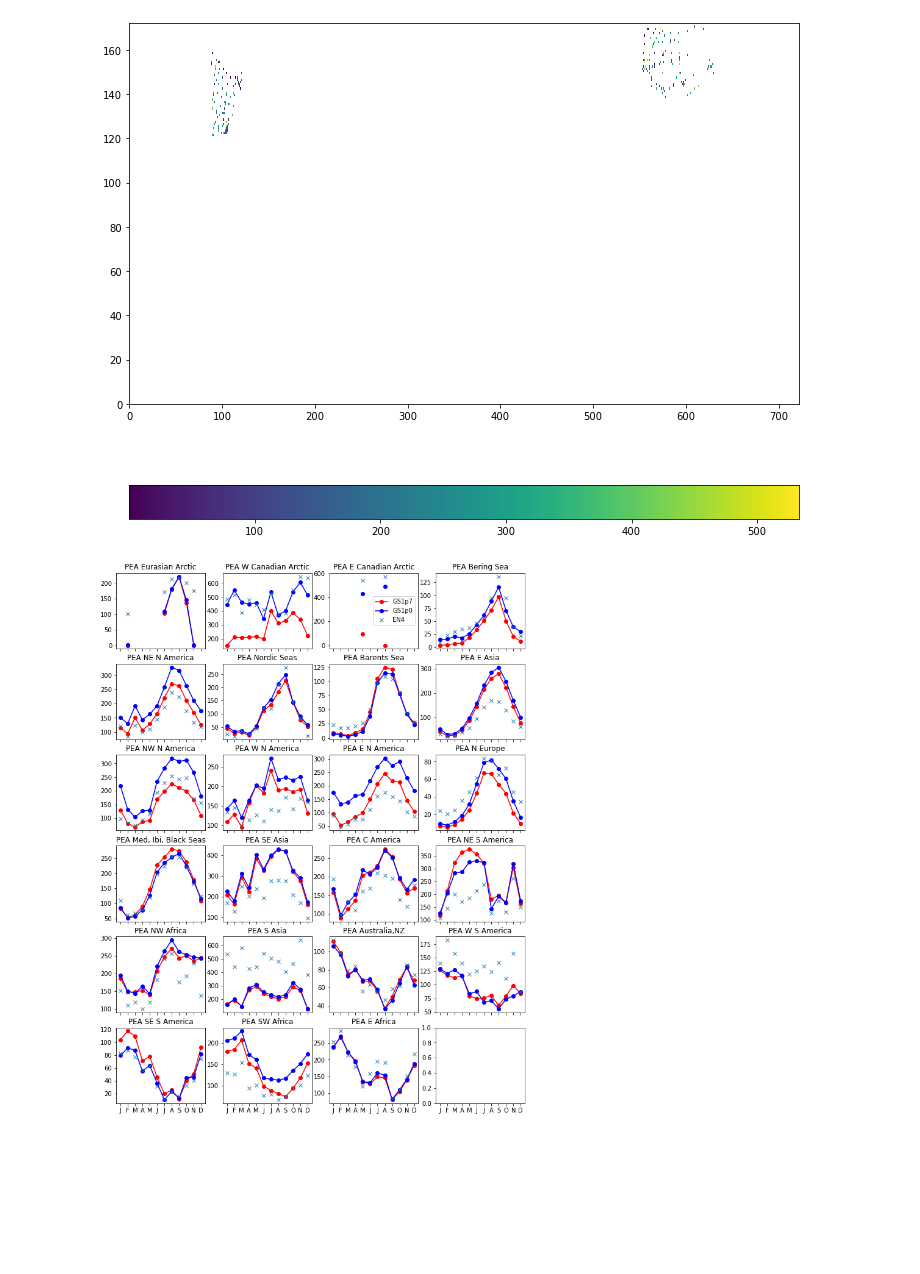
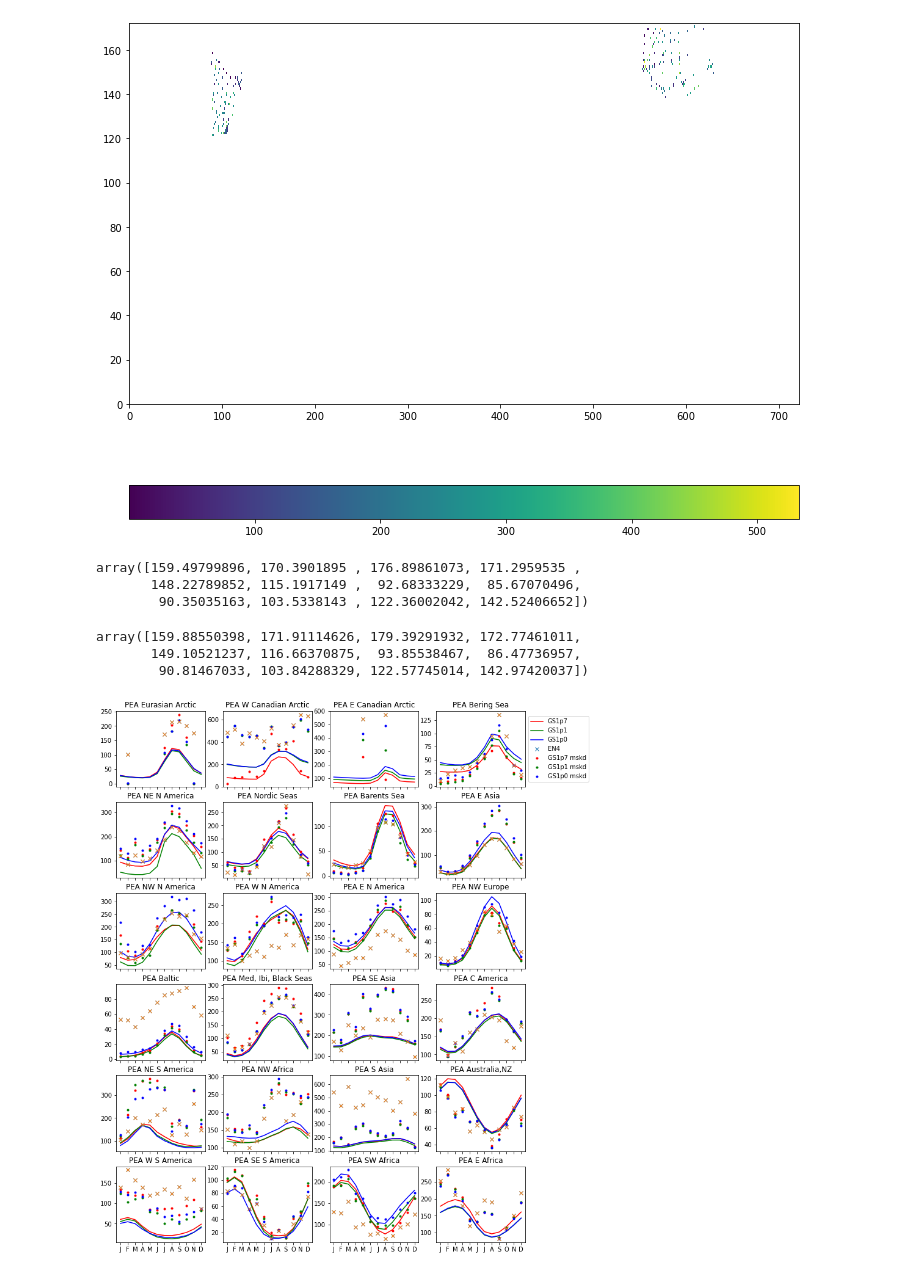
Before and after one commit to NOC-MSM/SE-NEMO, a Jupyter notebook: scripts/analysis/Notebooks/time_series_regional_clim.ipynb, the cells around one changed output. Saved outputs shown, nothing was run; the diff lists cells and outputs as text; code cells hidden in the pictures; blank space fills up the shorter version.

```diff
--- a/scripts/analysis/Notebooks/time_series_regional_clim.ipynb
+++ b/scripts/analysis/Notebooks/time_series_regional_clim.ipynb
@@ -5,9 +5,10 @@ import numpy as np
 import pandas as pd
 import scipy
 # %%
-fnames=['ORCA025-SE-NEMO_1990_2019_GS1p2_full_SST_SSS_PEA_MonClimate.nc',
-'ORCA025-SE-NEMO_1990_2019_GS1p0_notide_SST_SSS_PEA_MonClimate.nc']
-names=['GS1p7_full','GS1p0_notide']
+fnames=['ORCA025-SE-NEMO_1990_2019_GS1p7_triad_SST_SSS_PEA_MonClimate.nc',
+        'ORCA025-SE-NEMO_1990_2019_GS1p1_tide_SST_SSS_PEA_MonClimate.nc',
+        'ORCA025-SE-NEMO_1990_2019_GS1p0_notide_SST_SSS_PEA_MonClimate.nc']
+names=['GS1p7_triad','GS1p1_tide','GS1p0_notide']
 
 dpath='/home/users/jholt/work/SENEMO/ASSESSMENT/ORCA025-SE-NEMO'
 fn_bathymetry='/home/users/jholt/work/SENEMO/senemo/INPUTS/eORCA025_bathy_meter.nc'
@@ -28,10 +29,10 @@ LME_mask.shape
 # %% [output]
 (1021, 1442)
 # %%
-LME_Clusters='../Data/LME_Clusters_eORCA025.csv'
+LME_Clusters='../Data/LME_Clusters_eORCA025_2.csv'
 clusters = pd.read_csv(LME_Clusters)
 nclusters=clusters.values.shape[0]
-iwant_clusters=range(23)
+iwant_clusters=range(24)
 # %%
 def map_to_grid(Var_in,j_min,j_max,i_min,i_max):
      if len(Var_in.shape)==2:
@@ -224,7 +225,7 @@ SST_co_mask_mean={}
 for iname,fname in enumerate(fnames):
     name=names[iname]
     f=xr.open_dataset(f"{dpath}/{fname}")
-    for icluster in range(23):
+    for icluster in range(24):
         print(clusters.values[icluster,1])
         i_min1=int(clusters.values[icluster,2])
         i_max1=int(clusters.values[icluster,3])
@@ -314,7 +316,7 @@ PEA_EN4_co_mean={}
 SSS_EN4_co_mean={}
 SST_EN4_co_mean={}
 
-for icluster in range(23):
+for icluster in range(24):
 
     i_min1=int(clusters.values[icluster,2])
     i_max1=int(clusters.values[icluster,3])
@@ -347,23 +349,45 @@ for icluster in range(23):
         #plt.hist(PEA_EN4[11][0,:,:].ravel(),100)
 # %% [output]
 [figure]
+# %%
+PEA_co_mean[names[1],icluster]
+# %% [output]
+array([159.49799896, 170.3901895 , 176.89861073, 171.2959535 ,
+       148.22789852, 115.1917149 ,  92.68333229,  85.67070496,
+        90.35035163, 103.5338143 , 122.36002042, 142.52406652])
+# %%
+PEA_co_mean[names[2],icluster]
+# %% [output]
+array([159.88550398, 171.91114626, 179.39291932, 172.77461011,
+       149.10521237, 116.66370875,  93.85538467,  86.47736957,
+        90.81467033, 103.84288329, 122.57745014, 142.97420037])
 # %%
 t=range(12)
 fig,ax=plt.subplots(6,4,sharex=True,figsize=(12,16))
 ax=ax.ravel()
-for icluster in range(23):
-    ax[icluster].plot(t,PEA_co_mask_mean[names[0],icluster],'r-o',t,PEA_co_mask_mean[names[1],icluster],'b-o',t,PEA_EN4_co_mean[icluster],'x')
+for icluster in range(24):
+    ax[icluster].plot(t,PEA_co_mean[names[0],icluster],'r-',
+                      t,PEA_co_mean[names[1],icluster],'g-',
+                      t,PEA_co_mean[names[2],icluster],'b-',
+                      t,PEA_EN4_co_mean[icluster],'x',
+                      t,PEA_co_mask_mean[names[0],icluster],'r.',
+                      t,PEA_co_mask_mean[names[1],icluster],'g.',
+                      t,PEA_co_mask_mean[names[2],icluster],'b.',
+                      t,PEA_EN4_co_mean[icluster],'x',
+                      )
    # ax[icluster].plot(t,PEA_co_mask_mean[names[0],icluster],'-.r',t,PEA_co_mask_mean[names[1],icluster],'-.b')
 
     ax[icluster].set_title(f"PEA {clusters.values[icluster,1]}")
     ax[icluster].set_xticks(range(12))
     ax[icluster].set_xticklabels(['J','F','M','A','M','J','J','A','S','O','N','D'])
 
-ax[2].legend(['GS1p7','GS1p0','EN4'])
+ax[3].legend([names[0][0:5],names[1][0:5],names[2][0:5],'EN4',
+              names[0][0:5]+' mskd',names[1][0:5]+' mskd',names[2][0:5]+' mskd'
+              ],loc='center right', bbox_to_anchor=(1.75, 0.5))
 
-plt.savefig('../Figures/PEA_ann_cyc_clusters_GS1p7_GS1p0_v2.png',dpi=300,facecolor='white')
+plt.savefig('../Figures/PEA_ann_cyc_clusters_GS1p7_triad_GS1p0_v2.png',dpi=300,facecolor='white')
 # %% [output]
-[figure, old version]
+[figure, new version]
 # %%
 fig,ax=plt.subplots(6,4,sharex=True,figsize=(12,16))
 ax=ax.ravel()
```
Also changed, not shown: parts of 8 cells of this notebook, 6 other files.
